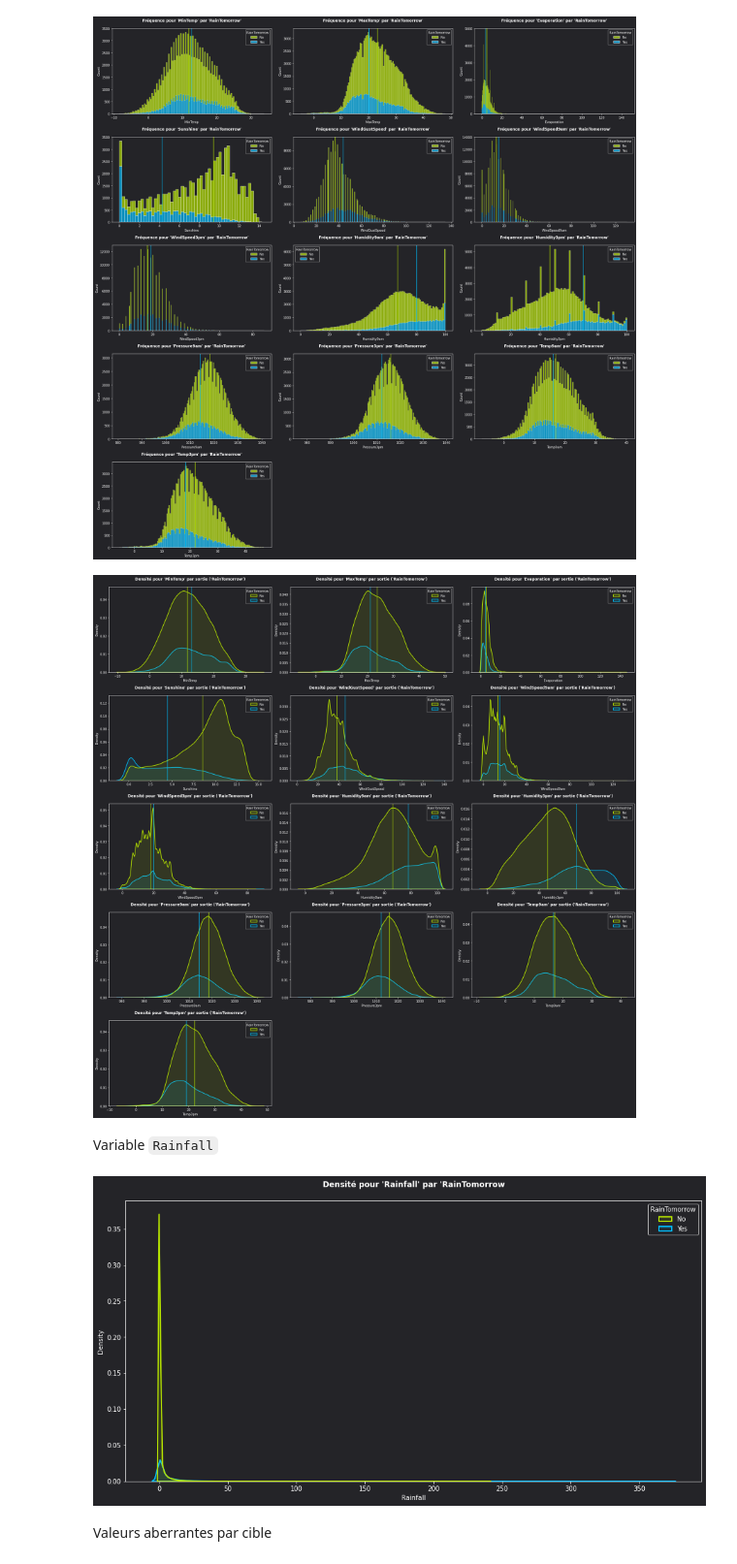
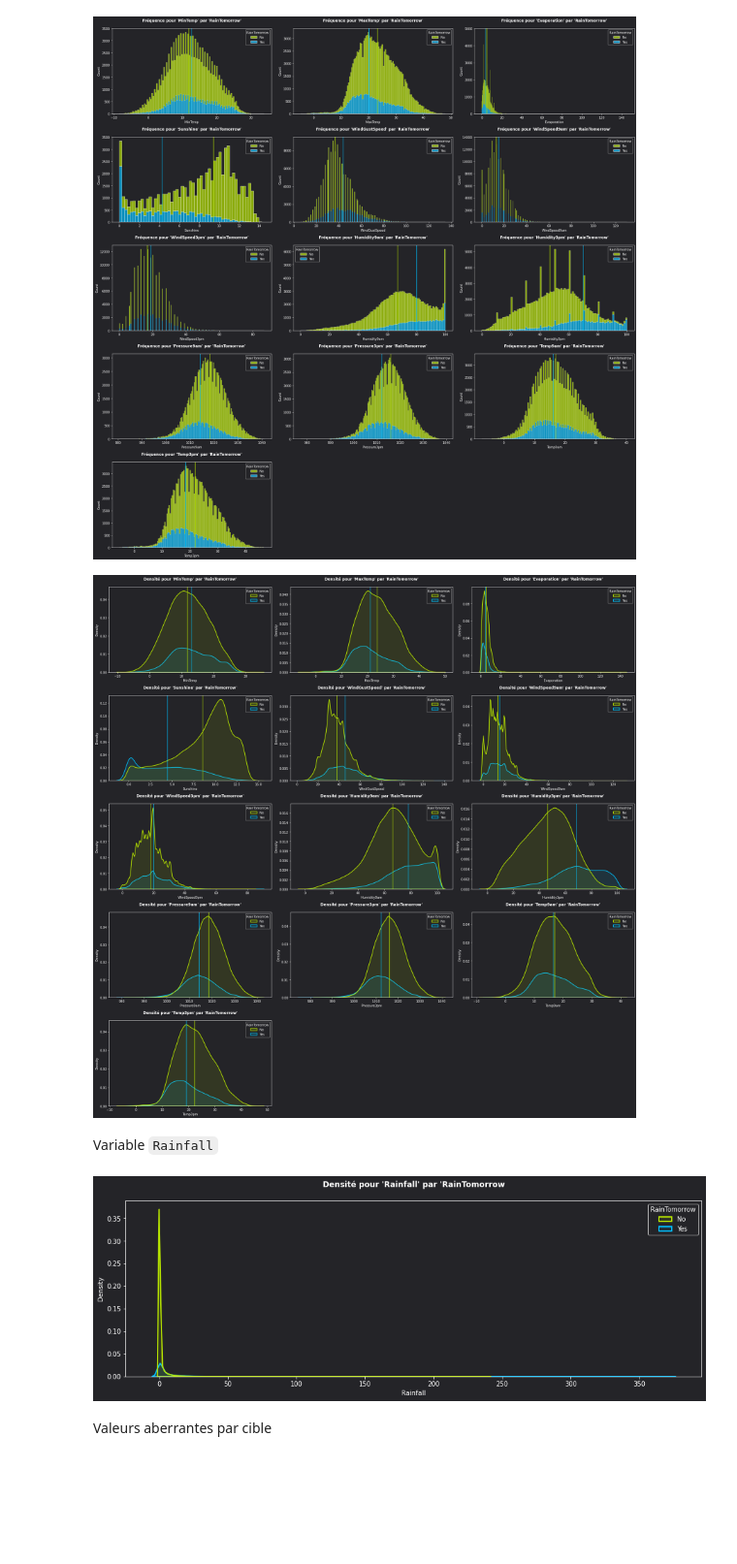
Before and after one commit to ElodieBayet/ai-developer, a Jupyter notebook: 06.projects/03.final/eda_weather.ipynb, the cells around one changed output. Shown at 97% size. Saved outputs shown, nothing was run; the diff lists cells and outputs as text; code cells hidden in the pictures; blank space fills up the shorter version.

```diff
--- a/06.projects/03.final/eda_weather.ipynb
+++ b/06.projects/03.final/eda_weather.ipynb
@@ -590,25 +567,23 @@ plt.show()
 plt.figure(figsize=(24, 24), layout='tight')
 for i, col in enumerate(continous) :
     plt.subplot(5, 3, i+1)
-    plt.title(f"Densité pour '{col}' par sortie ('RainTomorrow')\n")
+    plt.title(f"Densité pour '{col}' par 'RainTomorrow'\n")
     sns.kdeplot(data=weather_data.sort_values('RainTomorrow'), x=col, hue='RainTomorrow', alpha=.1, linewidth=2, fill=True, palette=palette_c)
     plt.axvline(weather_data.loc[weather_data['RainTomorrow'] == 'No', col].mean(), c=palette_c[0])
     plt.axvline(weather_data.loc[weather_data['RainTomorrow'] == 'Yes', col].mean(), c=palette_c[1])
 
 plt.show()
 # %% [output]
-[figure, old version]
+[figure, new version]
 # %% [markdown]
 Variable `Rainfall`
 # %%
-plt.figure(figsize=(16, 8))
+plt.figure(figsize=(16, 5))
 plt.title(f"Densité pour 'Rainfall' par 'RainTomorrow\n")
 sns.kdeplot(data=weather_data, x='Rainfall', hue='RainTomorrow', hue_order=['No', 'Yes'], alpha=.1, linewidth=2, fill=True, palette=palette_c)
-# plt.axvline(weather_data.loc[weather_data['RainTomorrow'] == 'No', 'Rainfall'].mean(), c=palette_c[0])
-# plt.axvline(weather_data.loc[weather_data['RainTomorrow'] == 'Yes', 'Rainfall'].mean(), c=palette_c[1])
 plt.show()
 # %% [output]
-[figure, old version]
+[figure, new version]
 # %% [markdown]
 Valeurs aberrantes par cible
 # %%
```
Also changed, not shown: parts of 42 cells of this notebook.
